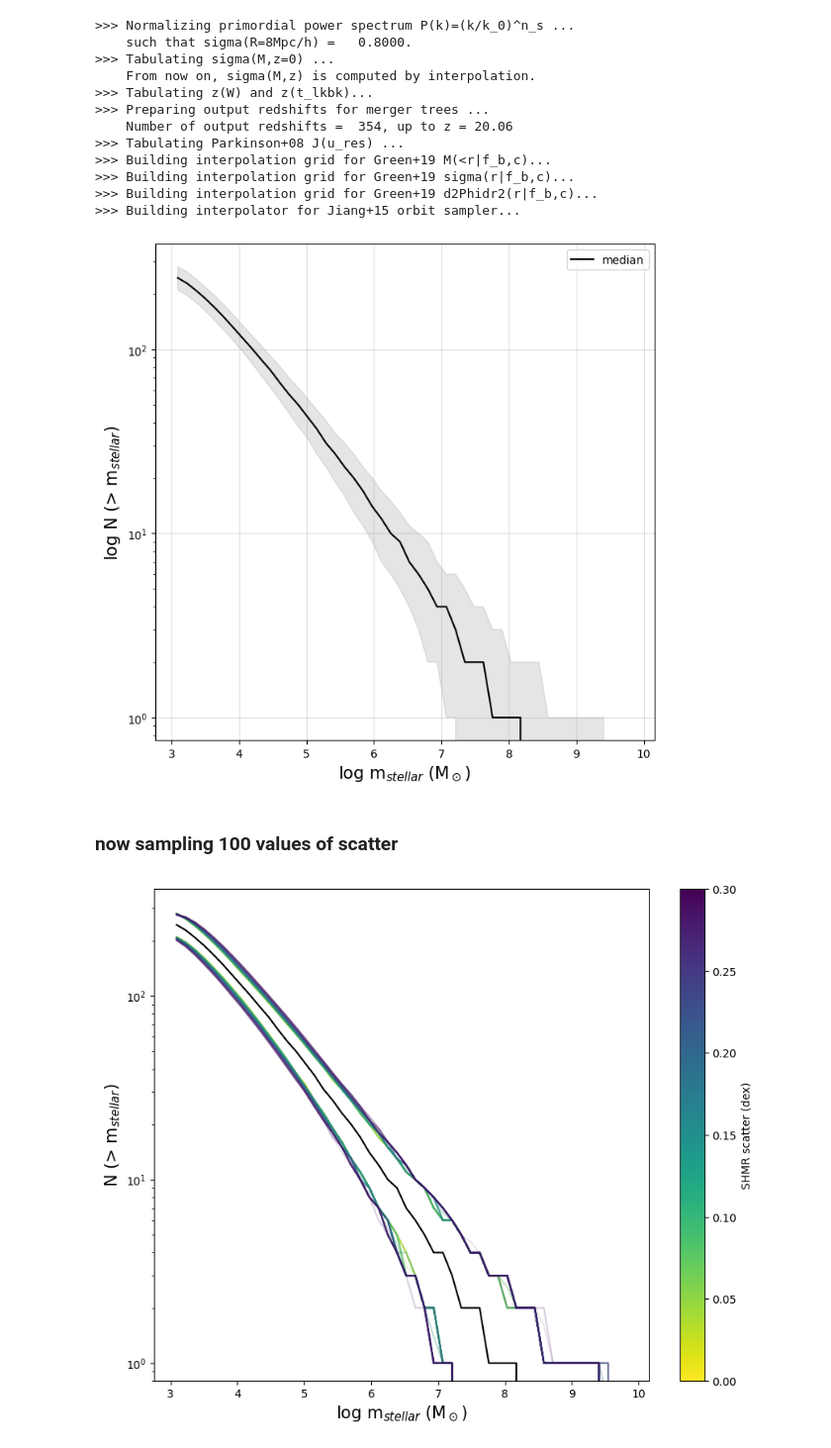
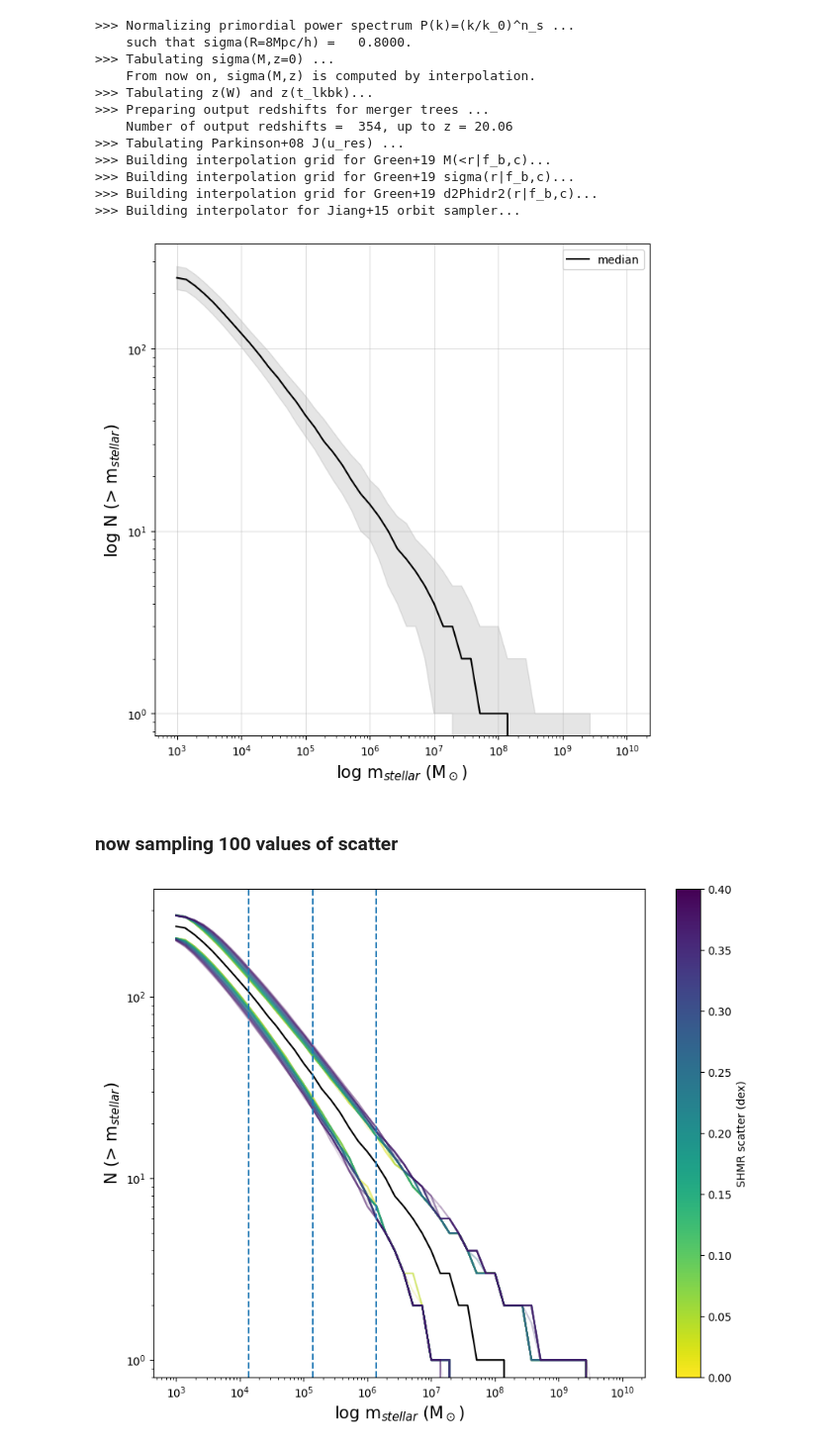
Before and after one commit to jsmonzon/SatGen, a Jupyter notebook: notebooks/CSMF_scatter.ipynb, the cells around one changed output. Shown at 99% size. Cells and saved outputs as stored; diff of their text form; code cells hidden in the pictures.

```diff
--- a/notebooks/CSMF_scatter.ipynb
+++ b/notebooks/CSMF_scatter.ipynb
@@ -29,8 +29,10 @@ import os
 as_data = np.load("../../data/12_4_0/numpy/acc_surv_mass.npy")
 as_red = np.load("../../data/12_4_0/numpy/acc_surv_redshift.npy")
 # %%
-surv_massr, surv_CSMF = CSMF(as_data, shmr=1) # determinisitic
+Ms = SHMR(as_data)
+
+surv_massr, surv_CSMF = CSMF(Ms) # accreation mass of the surviving halos!
 # %% [output]
-[figure, old version]
+[figure, new version]
 # %% [markdown]
 ### now sampling 100 values of scatter
@@ -39,9 +39,11 @@ scatter_range = np.linspace(0,.3,100)
+# %%
+scatter_range = np.linspace(0,.4,100)
 # %%
 mat = np.zeros(shape=(100, 3, 50))
 
 for i,val in enumerate(scatter_range):
 
-    surv_massr_i, surv_CSMF_i = CSMF(as_data, shmr=2, scatter=val, plot=False)
+    surv_massr_i, surv_CSMF_i = CSMF(SHMR(as_data, scatter=val), plot=False)
 
     mat[i] = surv_CSMF_i
 # %%
@@ -52,18 +54,22 @@ colors = mpl.cm.viridis_r(np.linspace(0, 1, 100))
 # %%
 plt.figure(figsize=(10,8))
 
 for i,val in enumerate(mat):
 
     plt.plot(surv_massr, val[0,:], alpha=0.1, color=colors[i])
     plt.plot(surv_massr, val[2,:], alpha=0.1, color=colors[i])
 
 plt.plot(surv_massr, surv_CSMF[1,:], color="black")
+plt.axvline(surv_massr[8], ls="--")
+plt.axvline(surv_massr[15], ls="--")
+plt.axvline(surv_massr[22], ls="--")
 
 plt.yscale("log")
+plt.xscale("log")
 plt.colorbar(cmap, label="SHMR scatter (dex)")
 plt.xlabel("log m$_{stellar}$ (M$_\odot$)", fontsize=15)
 plt.ylabel("N (> m$_{stellar}$)", fontsize=15)
 plt.ylim(0.8)
 plt.show()
 # %% [output]
-[figure, old version]
+[figure, new version]
```
Also changed, not shown: parts of 7 cells of this notebook, 8 other files.
